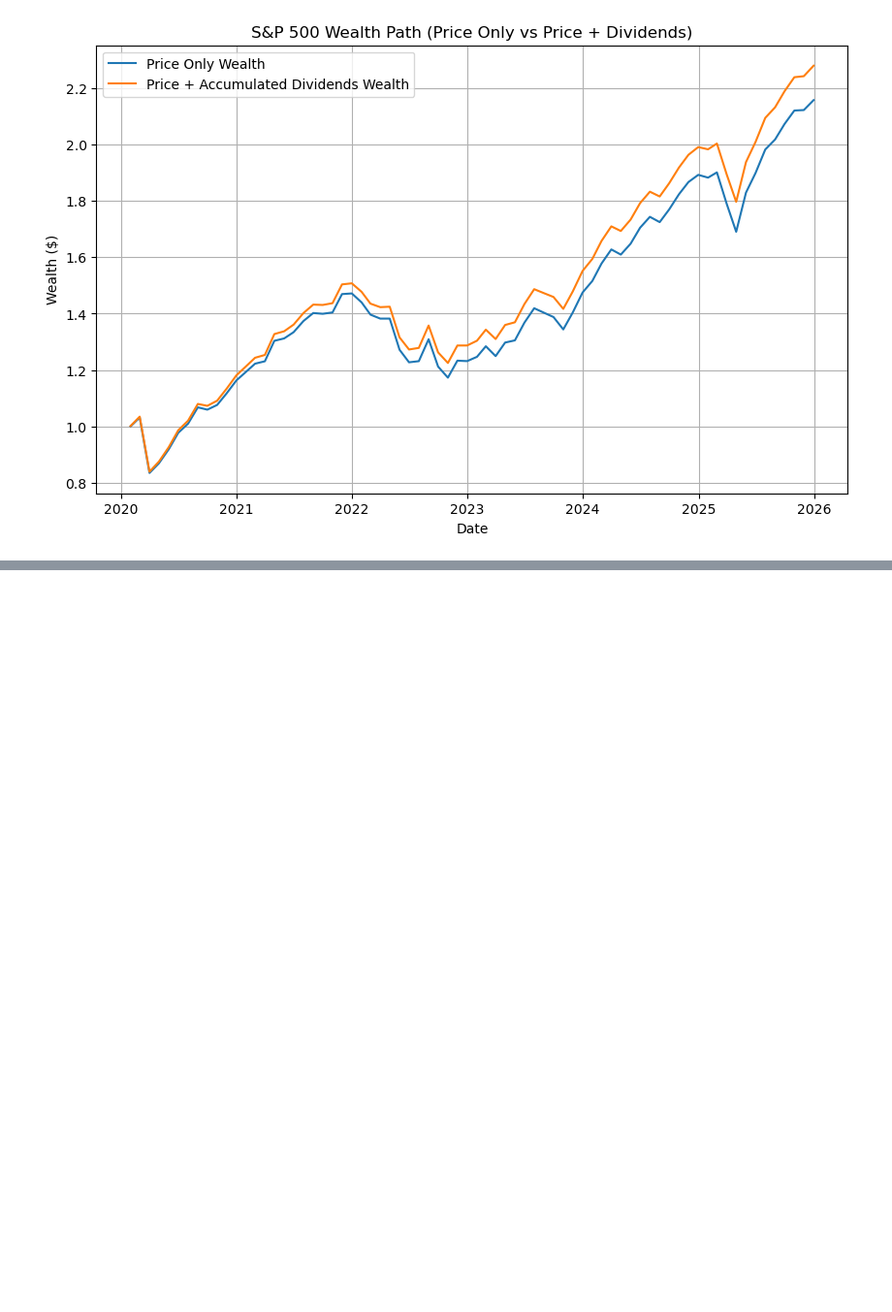
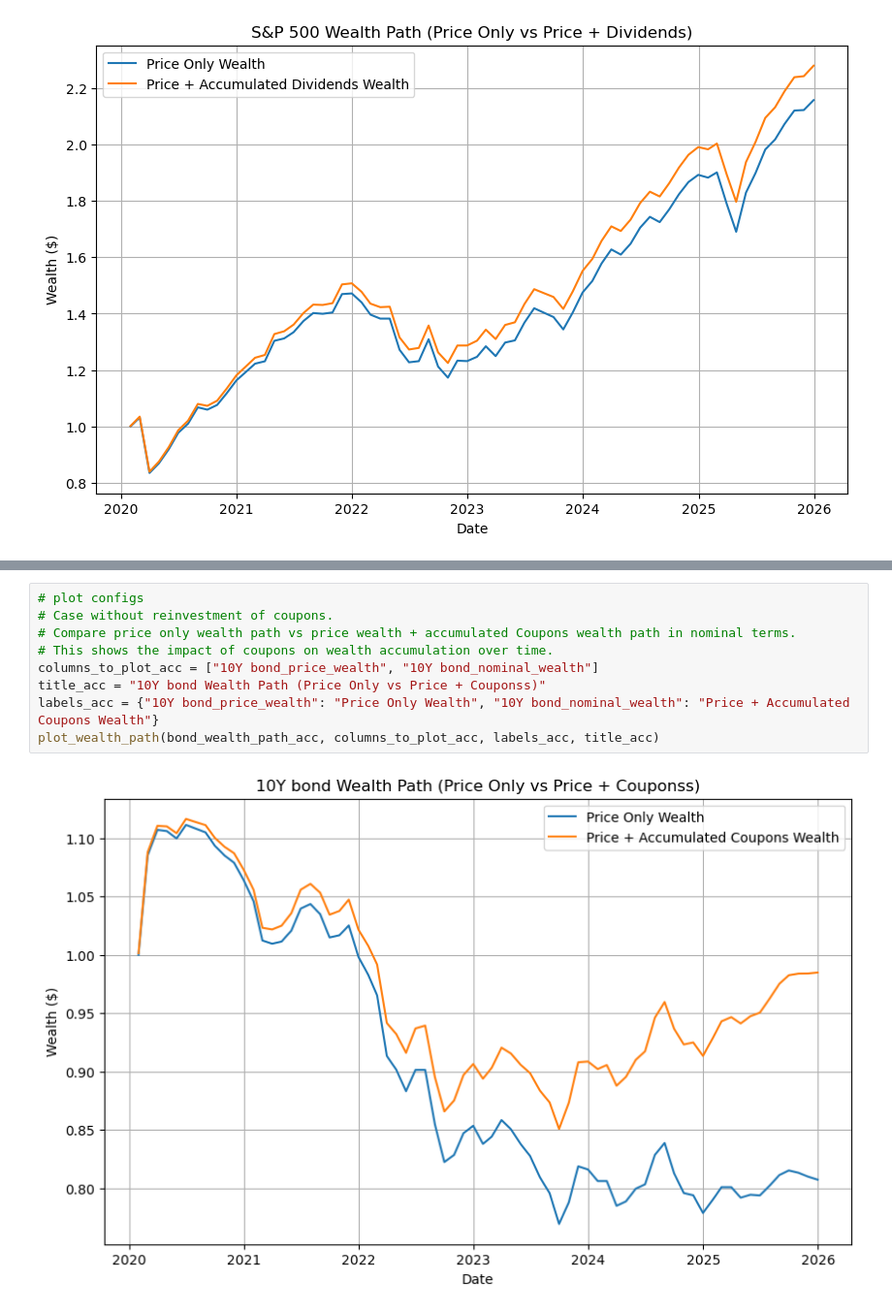
Before and after one commit to mathsuser/WealthPathAnalyzer, a Jupyter notebook: notebooks/WealthPath_Asset_Returns.ipynb, the cells around one changed output, grey strips where cells are left out. Shown at 97% size. Saved outputs shown, nothing was run; the diff lists cells and outputs as text; blank space fills up the shorter version.

```diff
--- a/notebooks/WealthPath_Asset_Returns.ipynb
+++ b/notebooks/WealthPath_Asset_Returns.ipynb
@@ -87,0 +171,11 @@ plot_wealth_path(sp500_wealth_path_acc, columns_to_plot_acc, labels_acc, title_a
+# %%
+# plot configs
+# Case without reinvestment of coupons.
+# Compare price only wealth path vs price wealth + accumulated Coupons wealth path in nominal terms.
+# This shows the impact of coupons on wealth accumulation over time.
+columns_to_plot_acc = ["10Y bond_price_wealth", "10Y bond_nominal_wealth"]
+title_acc = "10Y bond Wealth Path (Price Only vs Price + Couponss)"
+labels_acc = {"10Y bond_price_wealth": "Price Only Wealth", "10Y bond_nominal_wealth": "Price + Accumulated Coupons Wealth"}
+plot_wealth_path(bond_wealth_path_acc, columns_to_plot_acc, labels_acc, title_acc)
+# %% [output]
+[figure, added]
```
Also changed, not shown: parts of 13 cells of this notebook, 1 other file.
